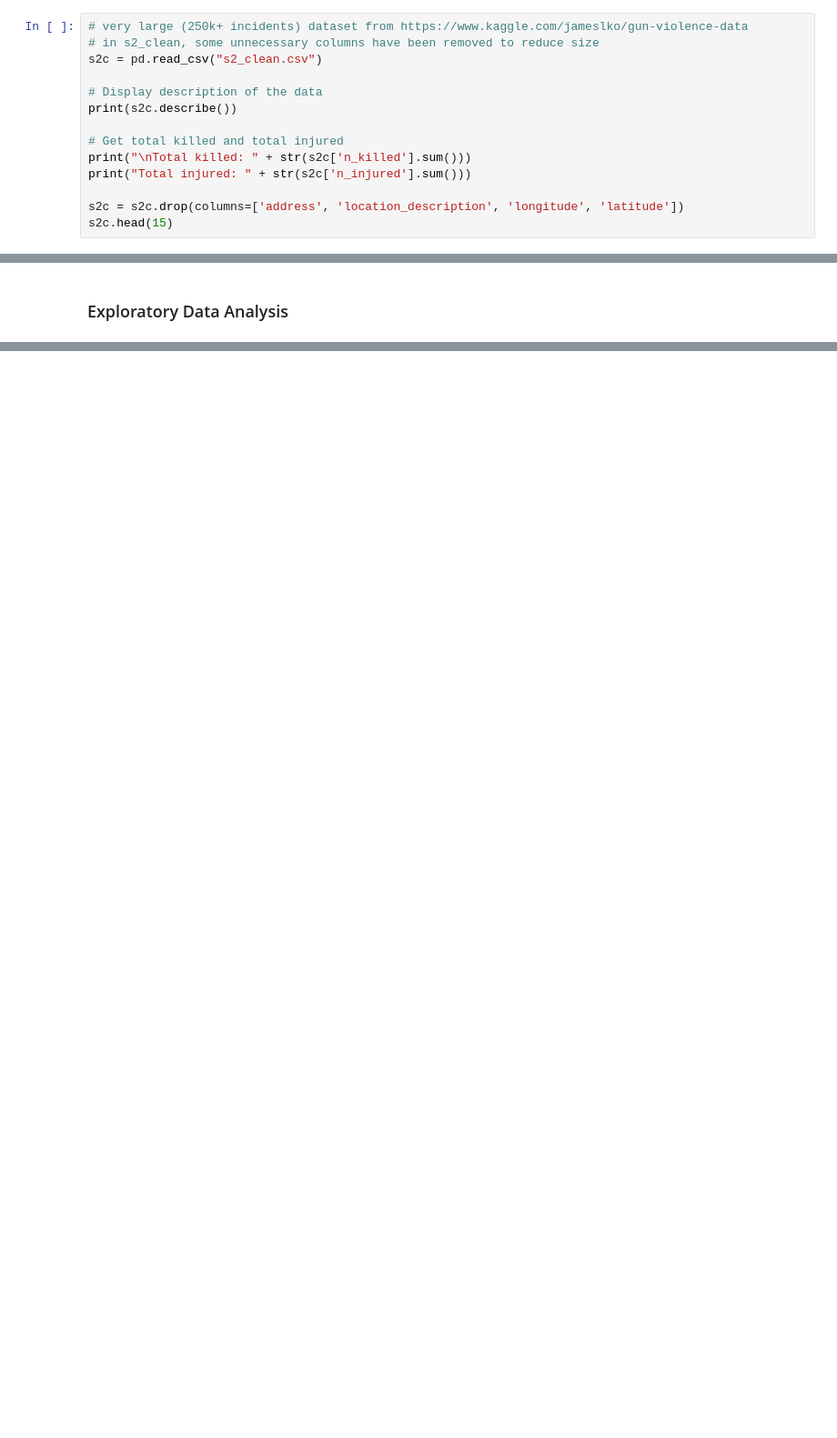
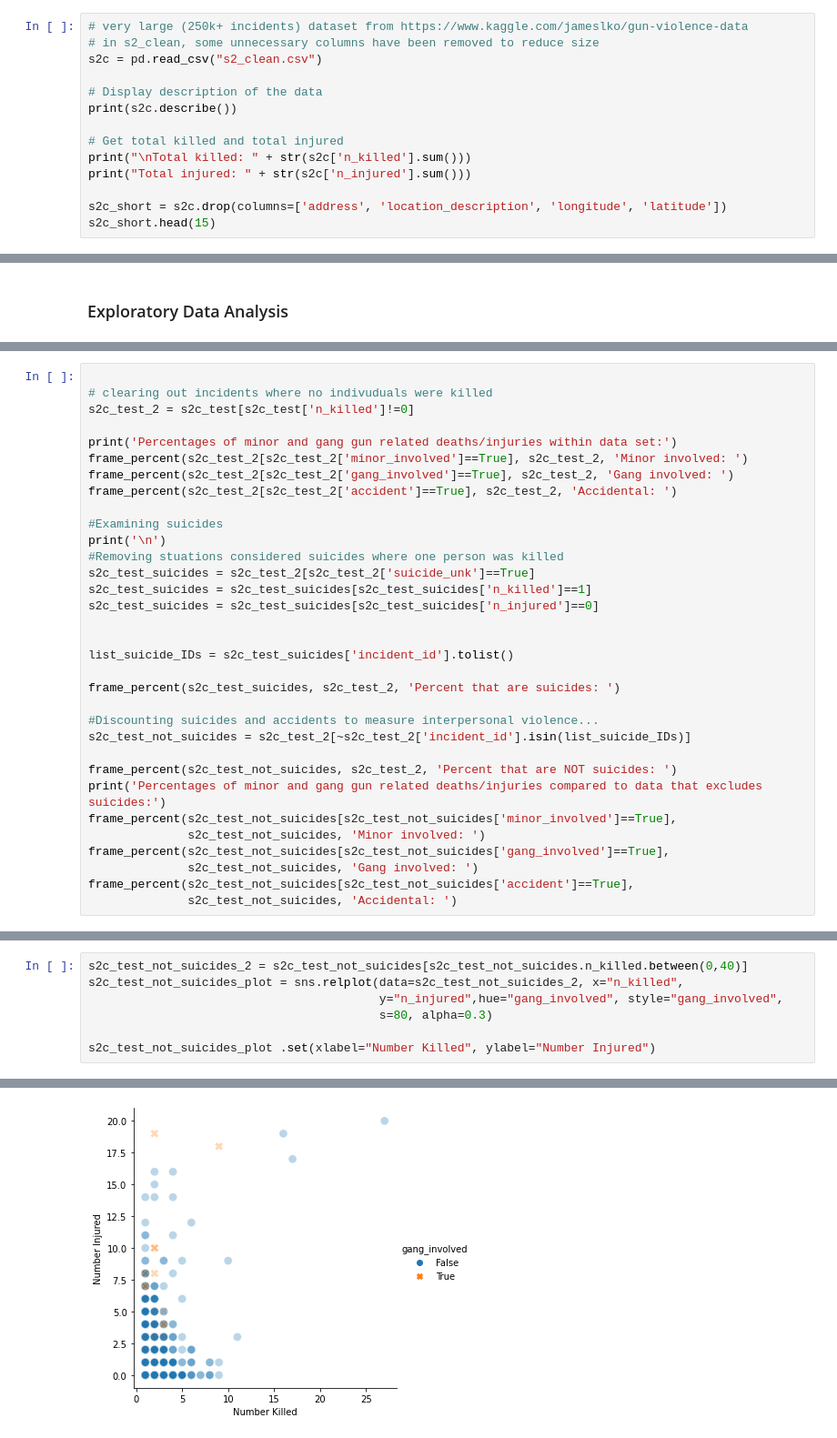
Before and after one commit to ADigitalFrontier/INFO2950, a Jupyter notebook: project/project.ipynb, the cells around one changed output, grey strips where cells are left out. Shown at 91% size. Drawn from its saved outputs; the diff is of its cells as text; blank space fills up the shorter version.

Commit message:
Updated descriptions, added Bruce's comments, added analysis.

```diff
--- a/project/project.ipynb
+++ b/project/project.ipynb
@@ -95,8 +102,8 @@ print(s2c.describe())
 print("\nTotal killed: " + str(s2c['n_killed'].sum()))
 print("Total injured: " + str(s2c['n_injured'].sum()))
 
-s2c = s2c.drop(columns=['address', 'location_description', 'longitude', 'latitude'])
-s2c.head(15)
+s2c_short = s2c.drop(columns=['address', 'location_description', 'longitude', 'latitude'])
+s2c_short.head(15)
 # %% [output]
           Unnamed: 0   incident_id       n_killed      n_injured  \
 count  239677.000000  2.396770e+05  239677.000000  239677.000000
@@ -146,0 +242,33 @@ Any other comments
+# %%
+
+# clearing out incidents where no indivuduals were killed
+s2c_test_2 = s2c_test[s2c_test['n_killed']!=0]
+
+print('Percentages of minor and gang gun related deaths/injuries within data set:')
+frame_percent(s2c_test_2[s2c_test_2['minor_involved']==True], s2c_test_2, 'Minor involved: ')
+frame_percent(s2c_test_2[s2c_test_2['gang_involved']==True], s2c_test_2, 'Gang involved: ')
+frame_percent(s2c_test_2[s2c_test_2['accident']==True], s2c_test_2, 'Accidental: ')
+
+#Examining suicides
+print('\n')
+#Removing stuations considered suicides where one person was killed
+s2c_test_suicides = s2c_test_2[s2c_test_2['suicide_unk']==True]
+s2c_test_suicides = s2c_test_suicides[s2c_test_suicides['n_killed']==1]
+s2c_test_suicides = s2c_test_suicides[s2c_test_suicides['n_injured']==0]
+
+
+list_suicide_IDs = s2c_test_suicides['incident_id'].tolist()
+
+frame_percent(s2c_test_suicides, s2c_test_2, 'Percent that are suicides: ')
+
+#Discounting suicides and accidents to measure interpersonal violence...
+s2c_test_not_suicides = s2c_test_2[~s2c_test_2['incident_id'].isin(list_suicide_IDs)]
+
+frame_percent(s2c_test_not_suicides, s2c_test_2, 'Percent that are NOT suicides: ')
+print('Percentages of minor and gang gun related deaths/injuries compared to data that excludes suicides:')
+frame_percent(s2c_test_not_suicides[s2c_test_not_suicides['minor_involved']==True],
+              s2c_test_not_suicides, 'Minor involved: ')
+frame_percent(s2c_test_not_suicides[s2c_test_not_suicides['gang_involved']==True],
+              s2c_test_not_suicides, 'Gang involved: ')
+frame_percent(s2c_test_not_suicides[s2c_test_not_suicides['accident']==True],
+              s2c_test_not_suicides, 'Accidental: ')
@@ -146,0 +292,8 @@ Any other comments
+# %%
+s2c_test_not_suicides_2 = s2c_test_not_suicides[s2c_test_not_suicides.n_killed.between(0,40)]
+s2c_test_not_suicides_plot = sns.relplot(data=s2c_test_not_suicides_2, x="n_killed",
+                                         y="n_injured",hue="gang_involved", style="gang_involved",
+                                         s=80, alpha=0.3)
+
+s2c_test_not_suicides_plot .set(xlabel="Number Killed", ylabel="Number Injured")
+# %% [output]
@@ -146,0 +301 @@ Any other comments
+[figure, added]
```
Also changed, not shown: parts of 15 cells of this notebook.
